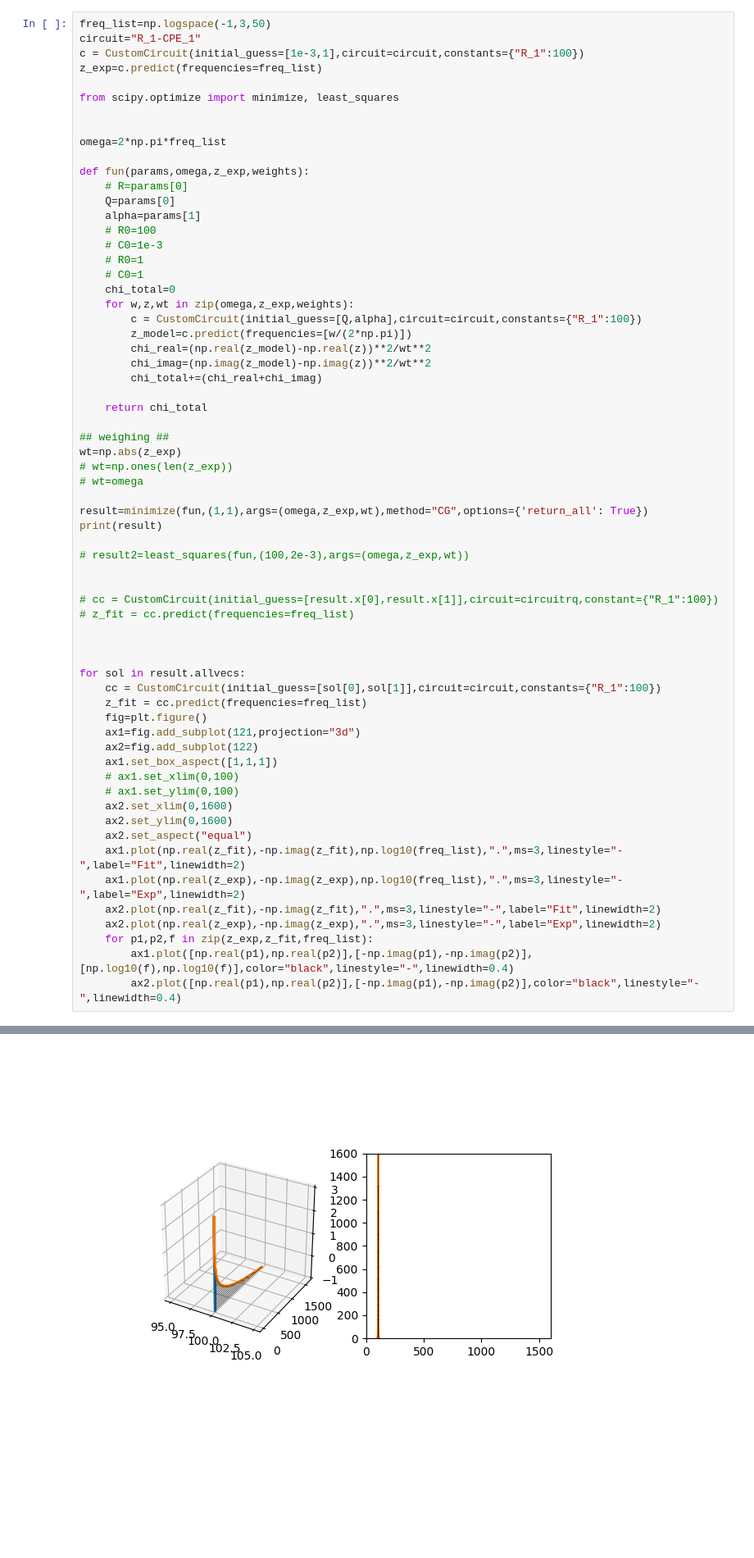
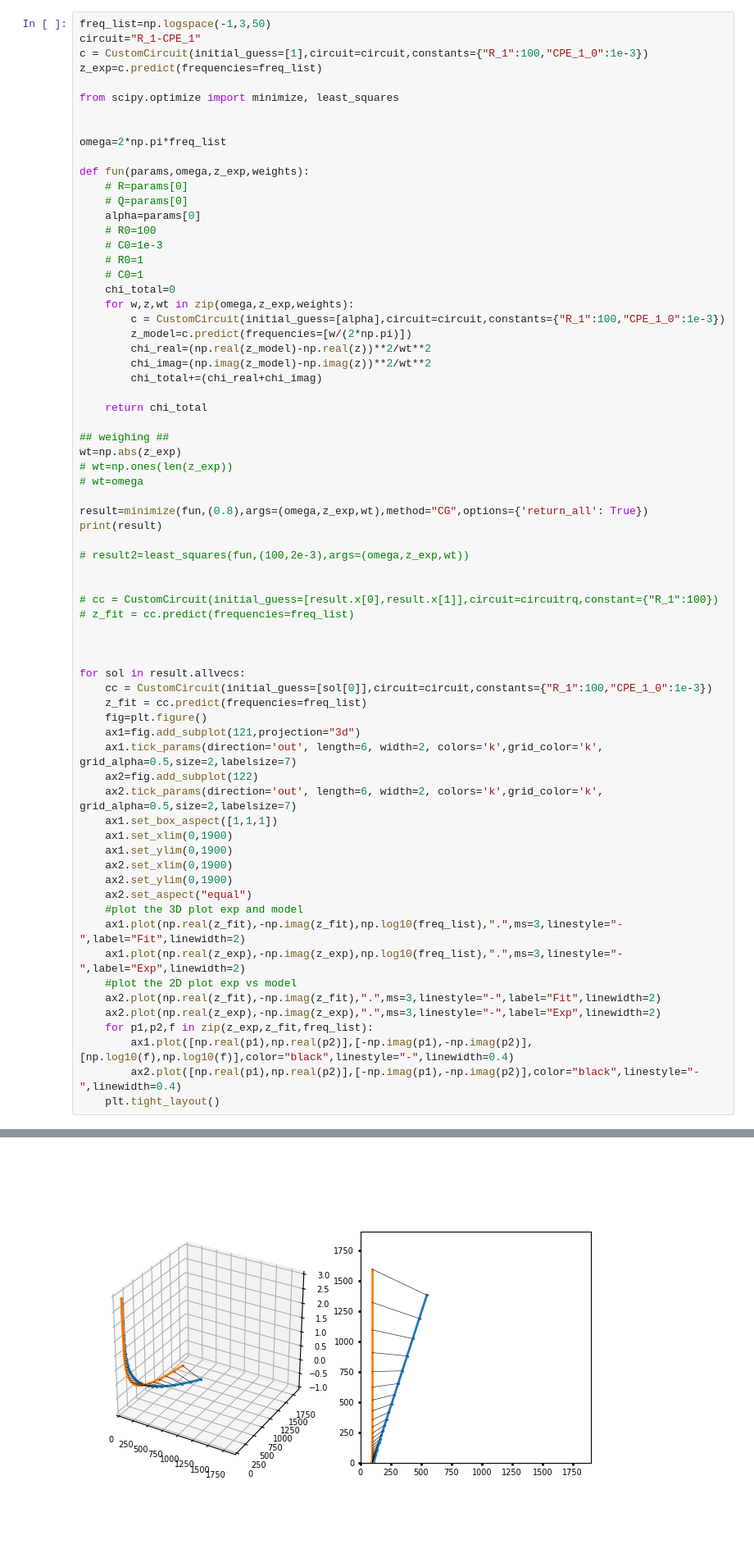
Before and after one commit to Yugal0/fitting-eis-importance-of-weighing, a Jupyter notebook: mainRQseries.ipynb, the cells around one changed output, grey strips where cells are left out. Shown: that part at 82% size. Drawn from its saved outputs; the diff is of its cells as text; blank space fills up the shorter version.

```diff
--- a/mainRQseries.ipynb
+++ b/mainRQseries.ipynb
@@ -8,7 +8,7 @@ import matplotlib.pyplot as plt
 # %%
 freq_list=np.logspace(-1,3,50)
 circuit="R_1-CPE_1"
-c = CustomCircuit(initial_guess=[1e-3,1],circuit=circuit,constants={"R_1":100})
+c = CustomCircuit(initial_guess=[1],circuit=circuit,constants={"R_1":100,"CPE_1_0":1e-3})
 z_exp=c.predict(frequencies=freq_list)
 
 from scipy.optimize import minimize, least_squares
@@ -18,15 +18,15 @@ omega=2*np.pi*freq_list
 
 def fun(params,omega,z_exp,weights):
     # R=params[0]
-    Q=params[0]
-    alpha=params[1]
+    # Q=params[0]
+    alpha=params[0]
     # R0=100
     # C0=1e-3
     # R0=1
     # C0=1
     chi_total=0
     for w,z,wt in zip(omega,z_exp,weights):
-        c = CustomCircuit(initial_guess=[Q,alpha],circuit=circuit,constants={"R_1":100})
+        c = CustomCircuit(initial_guess=[alpha],circuit=circuit,constants={"R_1":100,"CPE_1_0":1e-3})
         z_model=c.predict(frequencies=[w/(2*np.pi)])
         chi_real=(np.real(z_model)-np.real(z))**2/wt**2
         chi_imag=(np.imag(z_model)-np.imag(z))**2/wt**2
@@ -39,7 +39,7 @@ wt=np.abs(z_exp)
 # wt=np.ones(len(z_exp))
 # wt=omega
 
-result=minimize(fun,(1,1),args=(omega,z_exp,wt),method="CG",options={'return_all': True})
+result=minimize(fun,(0.8),args=(omega,z_exp,wt),method="CG",options={'return_all': True})
 print(result)
 
 # result2=least_squares(fun,(100,2e-3),args=(omega,z_exp,wt))
@@ -51,22 +51,27 @@ print(result)
 
 
 for sol in result.allvecs:
-    cc = CustomCircuit(initial_guess=[sol[0],sol[1]],circuit=circuit,constants={"R_1":100})
+    cc = CustomCircuit(initial_guess=[sol[0]],circuit=circuit,constants={"R_1":100,"CPE_1_0":1e-3})
     z_fit = cc.predict(frequencies=freq_list)
     fig=plt.figure()
     ax1=fig.add_subplot(121,projection="3d")
+    ax1.tick_params(direction='out', length=6, width=2, colors='k',grid_color='k', grid_alpha=0.5,size=2,labelsize=7)
     ax2=fig.add_subplot(122)
+    ax2.tick_params(direction='out', length=6, width=2, colors='k',grid_color='k', grid_alpha=0.5,size=2,labelsize=7)
     ax1.set_box_aspect([1,1,1])
-    # ax1.set_xlim(0,100)
-    # ax1.set_ylim(0,100)
-    ax2.set_xlim(0,1600)
-    ax2.set_ylim(0,1600)
+    ax1.set_xlim(0,1900)
+    ax1.set_ylim(0,1900)
+    ax2.set_xlim(0,1900)
+    ax2.set_ylim(0,1900)
     ax2.set_aspect("equal")
+    #plot the 3D plot exp and model
     ax1.plot(np.real(z_fit),-np.imag(z_fit),np.log10(freq_list),".",ms=3,linestyle="-",label="Fit",linewidth=2)
     ax1.plot(np.real(z_exp),-np.imag(z_exp),np.log10(freq_list),".",ms=3,linestyle="-",label="Exp",linewidth=2)
+    #plot the 2D plot exp vs model
     ax2.plot(np.real(z_fit),-np.imag(z_fit),".",ms=3,linestyle="-",label="Fit",linewidth=2)
     ax2.plot(np.real(z_exp),-np.imag(z_exp),".",ms=3,linestyle="-",label="Exp",linewidth=2)
     for p1,p2,f in zip(z_exp,z_fit,freq_list):
         ax1.plot([np.real(p1),np.real(p2)],[-np.imag(p1),-np.imag(p2)],[np.log10(f),np.log10(f)],color="black",linestyle="-",linewidth=0.4)
         ax2.plot([np.real(p1),np.real(p2)],[-np.imag(p1),-np.imag(p2)],color="black",linestyle="-",linewidth=0.4)
+    plt.tight_layout()
 # %% [output]
@@ -83 +88 @@ for sol in result.allvecs:
-[figure, old version]
+[figure, new version]
```
Also changed, not shown: parts of 1 cell of this notebook.
